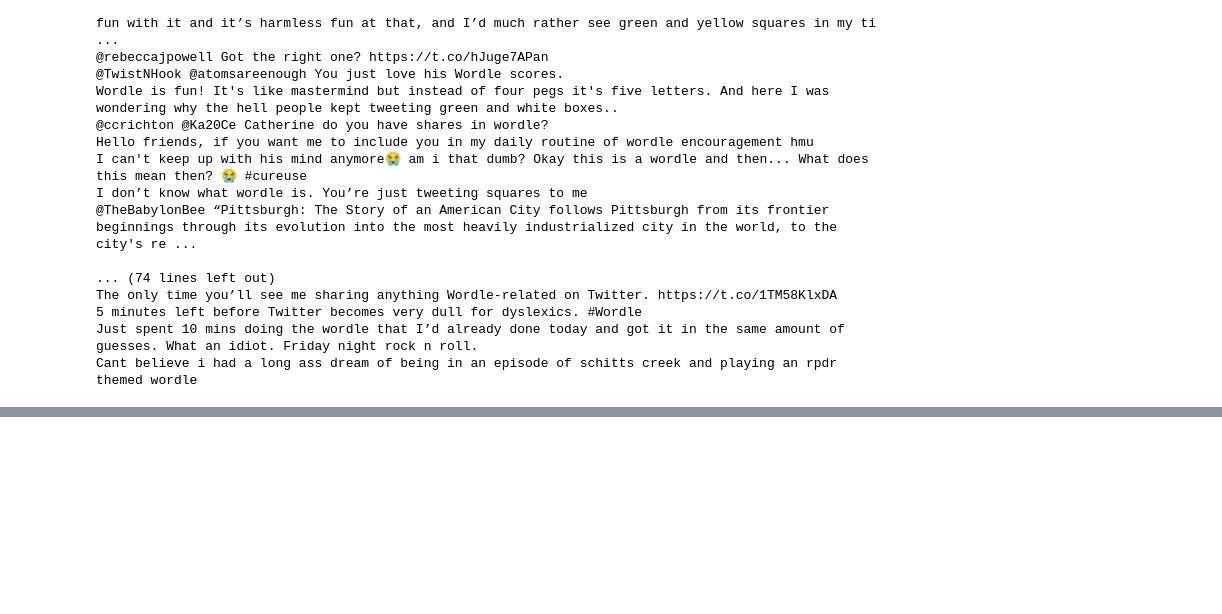
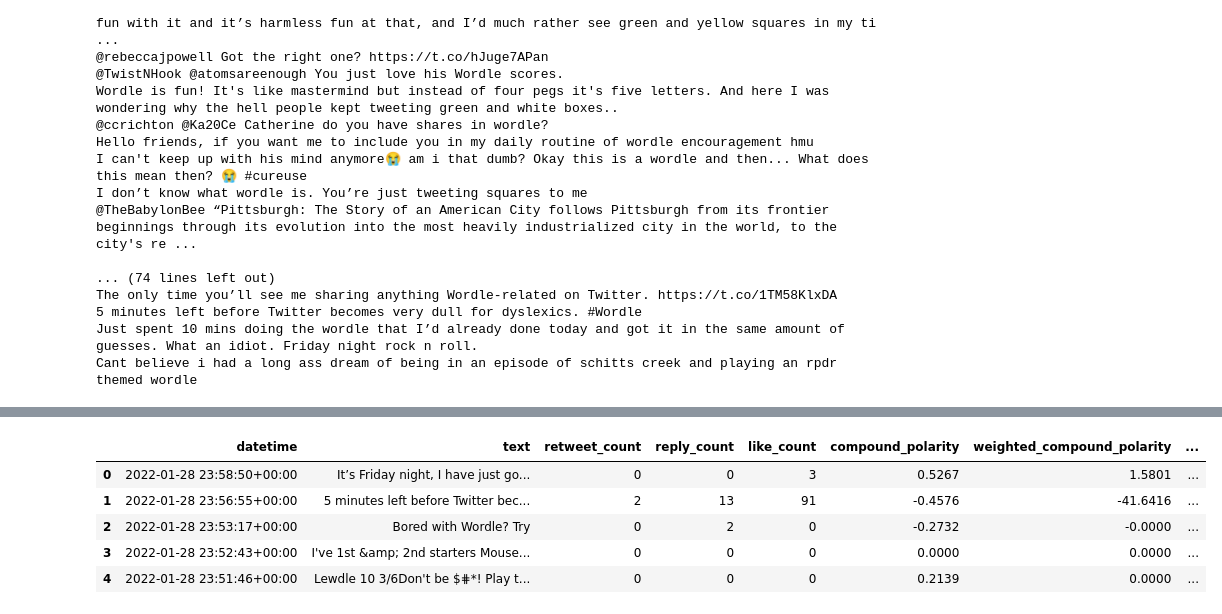
Before and after one commit to Thomas-mcinally/Twitter-Sentiment-Analysis, a Jupyter notebook: sentiment_analysis/twitter_wordle_sentiment.ipynb, the cells around one changed output, grey strips where cells are left out. Saved outputs shown, nothing was run; the diff lists cells and outputs as text; code cells hidden in the pictures; blank space fills up the shorter version.

```diff
--- a/sentiment_analysis/twitter_wordle_sentiment.ipynb
+++ b/sentiment_analysis/twitter_wordle_sentiment.ipynb
@@ -177,0 +201,25 @@ Cant believe i had a long ass dream of being in an episode of schitts creek and
+# %%
+#clean data
+df['text'] = df['text'].str.replace('🟩', '')
+df['text'] = df['text'].str.replace('⬛', '')
+df['text'] = df['text'].str.replace('🟨', '')
+df['text'] = df['text'].str.replace('⬜', '')
+df['text'] = df['text'].str.replace('🟧', '')
+df['text'] = df['text'].str.replace('🟦', '')
+df['text'] = df['text'].str.replace('🟥', '')
+df['text'] = df['text'].str.replace('🟪', '')
+df['text'] = df['text'].str.replace('🟫', '')
+df['text'] = df['text'].str.replace('\n', '')
+df['text'] = df['text'].str.replace('Wordle\s\(ES\)\s#\d+\s\d\/\d', '', regex=True)
+df['text'] = df['text'].str.replace('Wordle\s\d+\s\d\/\d', '', regex=True)
+df['text'] = df['text'].str.replace('((http|https)\:\/\/)?[a-zA-Z0-9\.\/\?\:@\-_=#]+\.([a-zA-Z]){2,6}([a-zA-Z0-9\.\&\/\?\:@\-_=#])*', '', regex=True) #remove links
+df['text'] = df['text'].str.replace('@[^\s]+', '', regex=True)#remove twitter handles
+
+
+import re
+for index, row in df.iterrows():
+    if re.search('$^', row['text']):
+        df = df.drop([index])
+
+print(len(df))
+df.head()
@@ -177,0 +234,15 @@ Cant believe i had a long ass dream of being in an episode of schitts creek and
+# %%
+#get sentiment of tweet text
+
+from vaderSentiment.vaderSentiment import SentimentIntensityAnalyzer
+analyzer = SentimentIntensityAnalyzer()
+
+def extract_compound_polarity(i:str):
+    return analyzer.polarity_scores(i)['compound']
+    #compound score ranges between -1(extremely negative sentiment) and +1 (extremely positive sentiment)
+
+
+df['compound_polarity'] = df.text.apply(extract_compound_polarity)
+df['weighted_compound_polarity'] = df['compound_polarity']*df['like_count']
+
+df.head()
@@ -177,0 +258,12 @@ Cant believe i had a long ass dream of being in an episode of schitts creek and
+# %%
+df['datetime']=pd.to_datetime(df.datetime)
+df['datehour'] = df['datetime'].dt.strftime('%Y-%m-%d %H')
+# %%
+df.head()
+# %% [output]
+|  | datetime | text | retweet_count | reply_count | like_count | compound_polarity | weighted_compound_polarity | ... |
+| 0 | 2022-01-28 23:58:50+00:00 | It’s Friday night, I have just go... | 0 | 0 | 3 | 0.5267 | 1.5801 | ... |
+| 1 | 2022-01-28 23:56:55+00:00 | 5 minutes left before Twitter bec... | 2 | 13 | 91 | -0.4576 | -41.6416 | ... |
+| 2 | 2022-01-28 23:53:17+00:00 | Bored with Wordle? Try | 0 | 2 | 0 | -0.2732 | -0.0000 | ... |
+| 3 | 2022-01-28 23:52:43+00:00 | I've 1st &amp; 2nd starters Mouse... | 0 | 0 | 0 | 0.0000 | 0.0000 | ... |
+| 4 | 2022-01-28 23:51:46+00:00 | Lewdle 10 3/6Don't be $⋕*! Play t... | 0 | 0 | 0 | 0.2139 | 0.0000 | ... |
```
Also changed, not shown: parts of 8 cells of this notebook, 1 other file.
